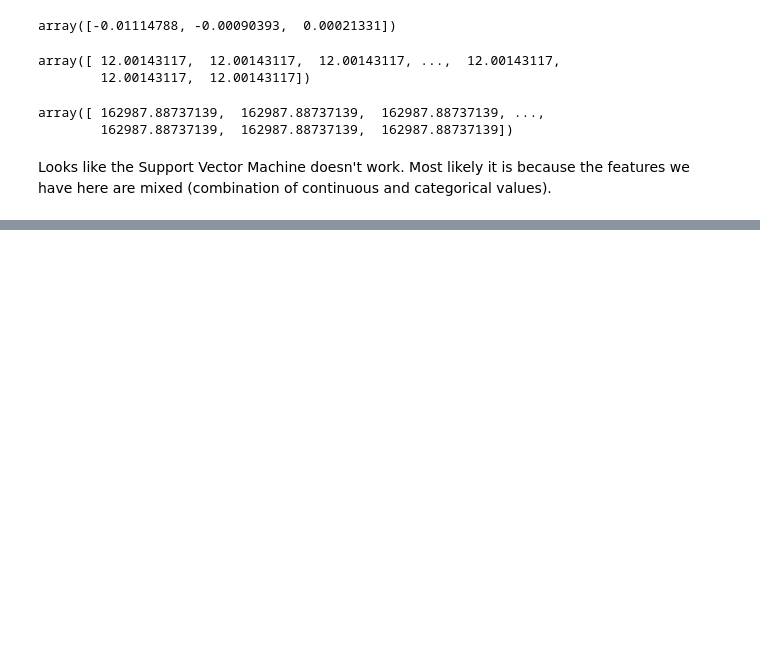
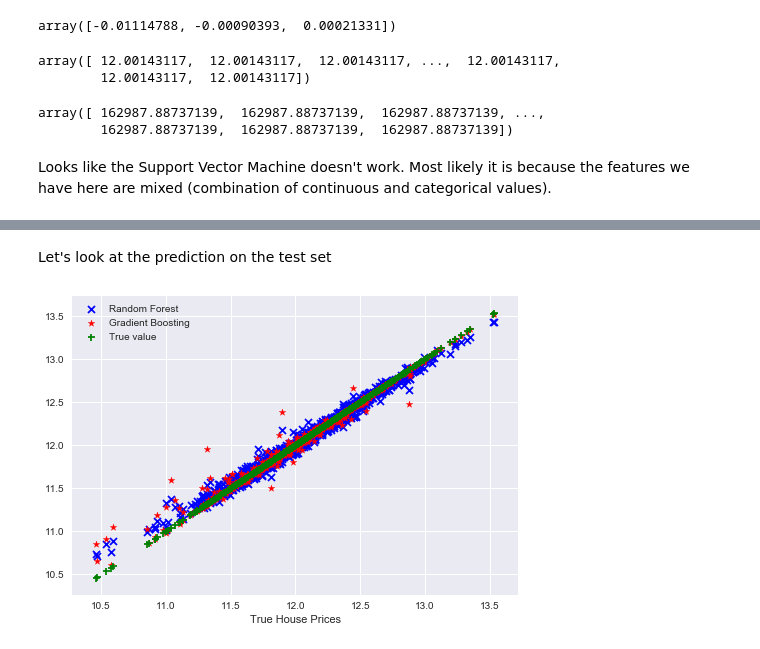
Before and after one commit to sushant2811/KaggleHousingPrices, a Jupyter notebook: KaggleHousingPrices.ipynb, the cells around one changed output, grey strips where cells are left out. Saved outputs shown, nothing was run; the diff lists cells and outputs as text; code cells hidden in the pictures; blank space fills up the shorter version.

```diff
--- a/KaggleHousingPrices.ipynb
+++ b/KaggleHousingPrices.ipynb
@@ -2254,0 +2349,14 @@ array([ 120812.22027013,  158211.99859896,  179194.13689211, ...,
+# %% [markdown]
+Let's look at the prediction on the test set
+# %%
+RFRpred = RFR.predict(X_train)
+GBpred = GB.predict(X_train)
+# %%
+# visualize predicted values versus true values
+plt.scatter(Y_train, RFRpred, c='b', marker='x');
+plt.scatter(Y_train, GBpred, c='r', marker='*');
+plt.scatter(Y_train, Y_train, c='g', marker='+');
+plt.xlabel('True House Prices');
+plt.legend(('Random Forest', 'Gradient Boosting', 'True value'));
+# %% [output]
+[figure, added]
```
Also changed, not shown: parts of 38 cells of this notebook.
